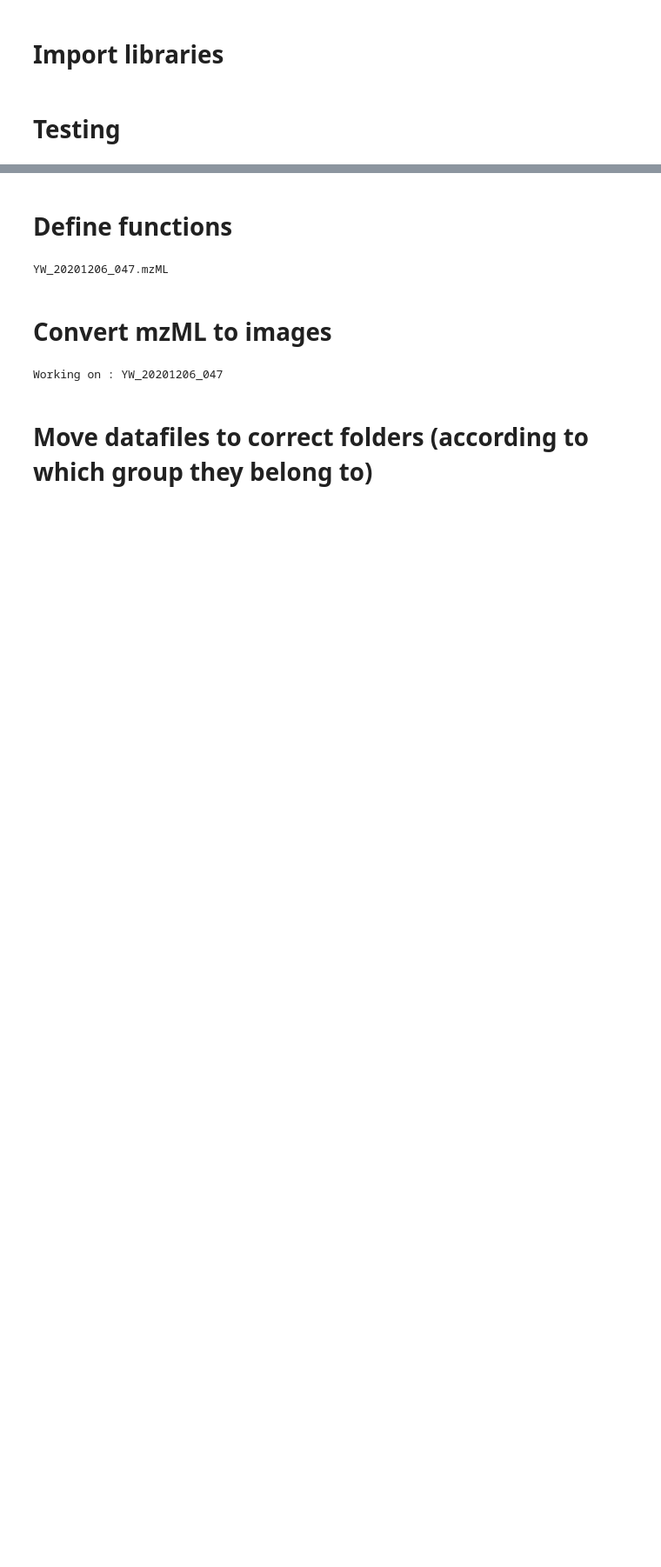
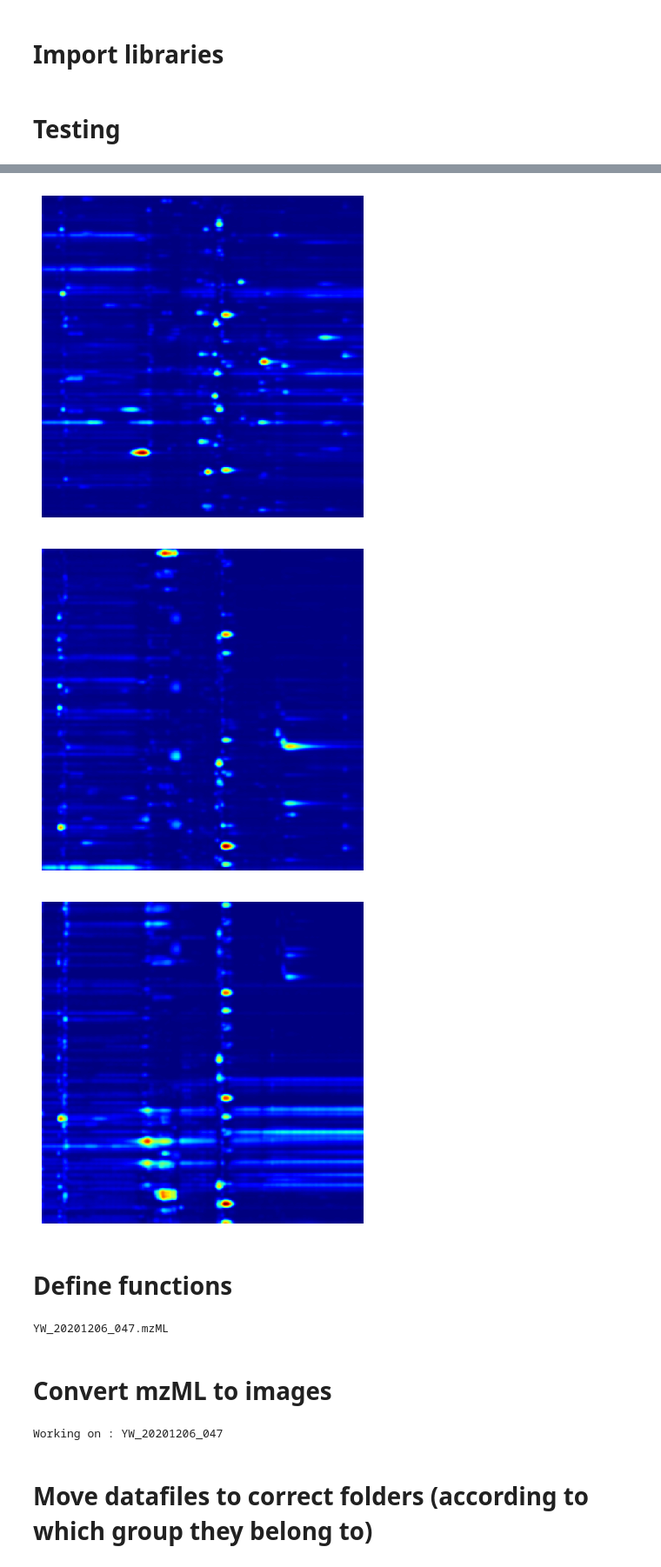
Before and after one commit to adamcseresznye/DeepLCMS, a Jupyter notebook: notebooks/NB2_ACS_Convert_mzML_to_images_pipeline.ipynb, the cells around one changed output, grey strips where cells are left out. Shown: that part at 87% size. Drawn from its saved outputs; the diff is of its cells as text; code cells hidden in the pictures; blank space fills up the shorter version.

```diff
--- a/notebooks/NB2_ACS_Convert_mzML_to_images_pipeline.ipynb
+++ b/notebooks/NB2_ACS_Convert_mzML_to_images_pipeline.ipynb
@@ -87,3 +15,11 @@ plot_spectra_2D_overview_NEW(example_file)
+# %%
+convert_lcms_files.plot_2D_spectra_slices(
+    example_file, save=False, show=True, num_slices=3
+)
+# %% [output]
+[figure, added]
+[figure, added]
+[figure, added]
 # %% [markdown]
 # Define functions
 # %%
```
Also changed, not shown: parts of 4 cells of this notebook, 2 other files.
